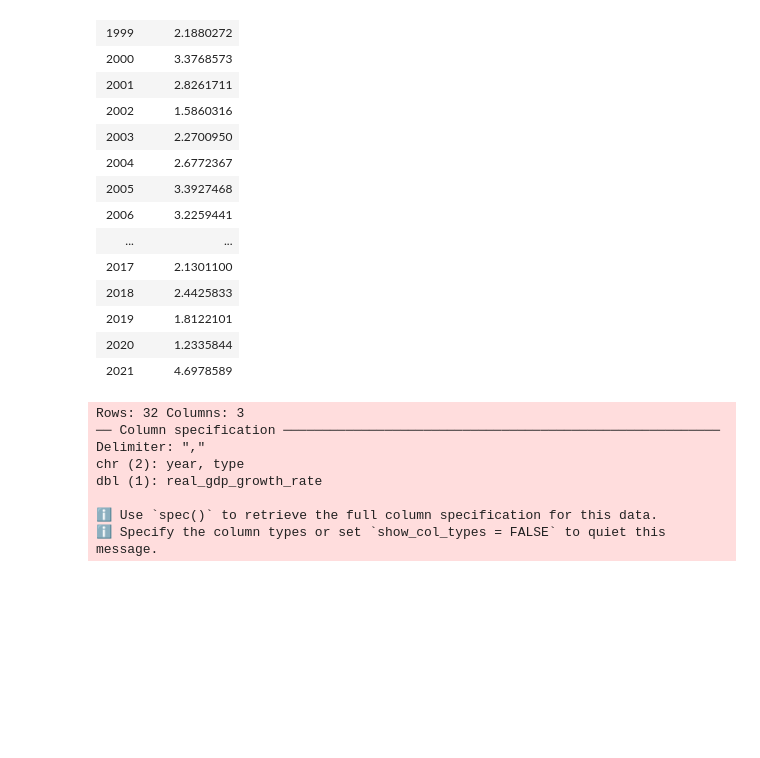
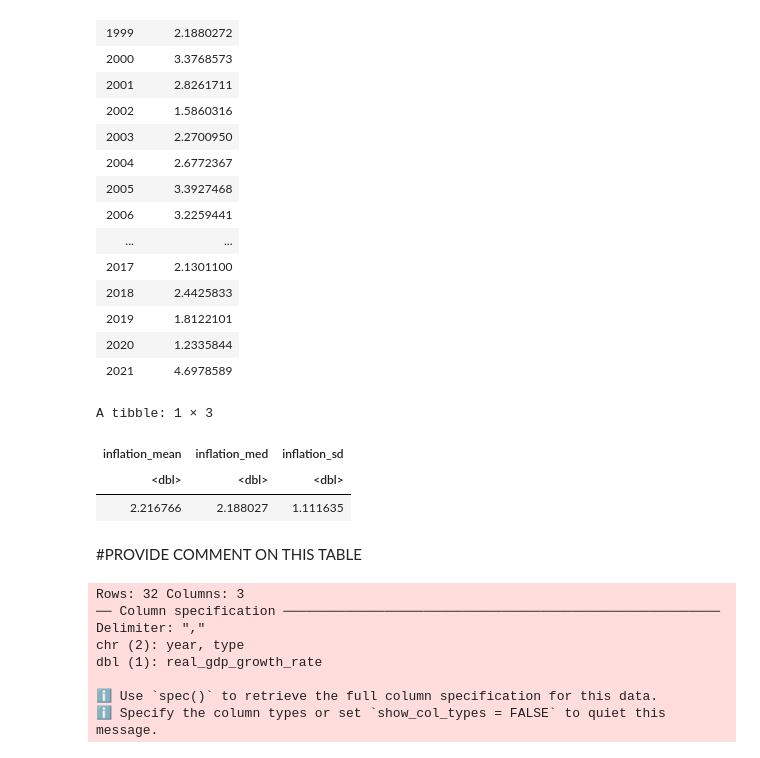
Before and after one commit to Arioniums/DSCI_100_125, a Jupyter notebook: project_proposal_group_125.ipynb, the cells around one changed output. Cells and saved outputs as stored; diff of their text form; code cells hidden in the pictures; blank space fills up the shorter version.

Commit message:
added summary tables for each variable

```diff
--- a/project_proposal_group_125.ipynb
+++ b/project_proposal_group_125.ipynb
@@ -73,6 +73,20 @@ A spec_tbl_df: 25 × 2
 | 2019 | 1.8122101 |
 | 2020 | 1.2335844 |
 | 2021 | 4.6978589 |
+# %%
+#summarizing our raw inflation data
+
+inflation_parameters <- inflation_data_c |>
+summarize(inflation_mean = mean(annual_inflation), inflation_med = median(annual_inflation), inflation_sd = sd(annual_inflation))
+
+inflation_parameters
+# %% [output]
+A tibble: 1 × 3
+| inflation_mean | inflation_med | inflation_sd |
+| <dbl> | <dbl> | <dbl> |
+| 2.216766 | 2.188027 | 1.111635 |
+# %% [markdown]
+#PROVIDE COMMENT ON THIS TABLE
 # %%
 #importing gdp growth rate data
 real_gdp_url <- "https://raw.githubusercontent.com/Arioniums/DSCI_100_125/main/real_gdp_data.csv"
```
Also changed, not shown: parts of 10 cells of this notebook.
